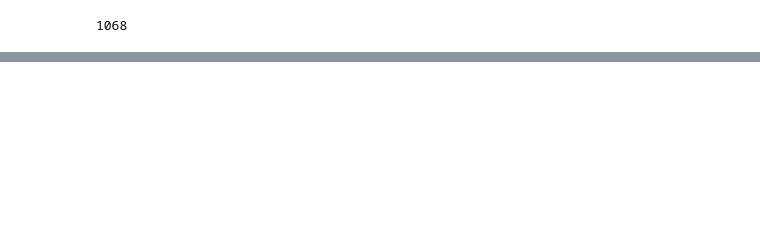
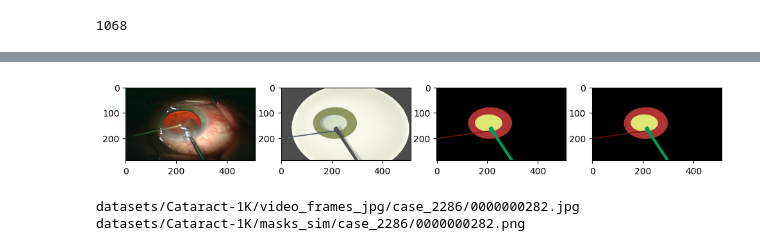
Before and after one commit to MichalMotak/StableDiffusionProject, a Jupyter notebook: SWoMo/dataset_tests.ipynb, the cells around one changed output, grey strips where cells are left out. Saved outputs shown, nothing was run; the diff lists cells and outputs as text; code cells hidden in the pictures; blank space fills up the shorter version.

```diff
--- a/SWoMo/dataset_tests.ipynb
+++ b/SWoMo/dataset_tests.ipynb
@@ -434,0 +1127,77 @@ c
+# %%
+base_folder = "datasets/Cataract-1K/video_frames_jpg"
+
+base_dir = Path(base_folder)
+all_cases_data = []
+
+# Common image extensions (adjust if your masks use a different format)
+valid_extensions = {'.png', '.jpg', '.jpeg', '.tif', '.tiff'}
+
+# 1) Iterate over subfolders
+for i,case_folder in enumerate(base_dir.glob("case_*")):
+    if not case_folder.is_dir():
+        continue
+
+
+    if i == 5:
+        break
+    case_name = case_folder.name
+    print("case_name ", case_name)
+
+    # Gather all image paths in the current subfolder
+    image_paths = [
+        p for p in case_folder.iterdir()
+        if p.is_file() and p.suffix.lower() in valid_extensions
+    ]
+
+    num_images = len(image_paths)
+    if num_images == 0:
+        print(f"Warning: No images found in {case_name}. Skipping.")
+        continue
+
+    case_class_counts = {}
+    total_pixels = 0
+
+    # Iterate over images in the subfolder
+    for img_path in image_paths[:5]:
+        print(img_path)
+        # Read image unchanged to preserve exact mask/pixel values
+        img = Image.open(img_path)
+
+        img_path2 = str(img_path)
+        img_path2 = img_path2.replace("jpg", "sim", 1)
+        mask = Image.open(img_path2)
+
+
+
+        maskpath = str(img_path2)
+        maskpath = maskpath.replace("video_frames_sim", "masks_sim", 1)
+        maskpath = maskpath.replace("jpg", "png")
+        mask2 = Image.open(maskpath)
+
+
+        maskpath = maskpath.replace("video_frames_sim", "masks_sim", 1)
+        maskpath = maskpath.replace("jpg", "png")
+        mask3 = Image.open(maskpath)
+
+        print(maskpath)
+
+
+
+        plt.figure(figsize=(12,4))
+        plt.subplot(141)
+
+        plt.imshow(img)
+
+
+        plt.subplot(142)
+        plt.imshow(mask)
+
+        plt.subplot(143)
+        plt.imshow(mask2)
+
+        plt.subplot(144)
+        plt.imshow(mask3)
+
+        plt.show()
+# %% [output]
@@ -434,0 +1207,3 @@ c
+[figure, added]
+datasets/Cataract-1K/video_frames_jpg/case_2286/0000000282.jpg
+datasets/Cataract-1K/masks_sim/case_2286/0000000282.png
```
Also changed, not shown: parts of 52 cells of this notebook, 4 other files.
